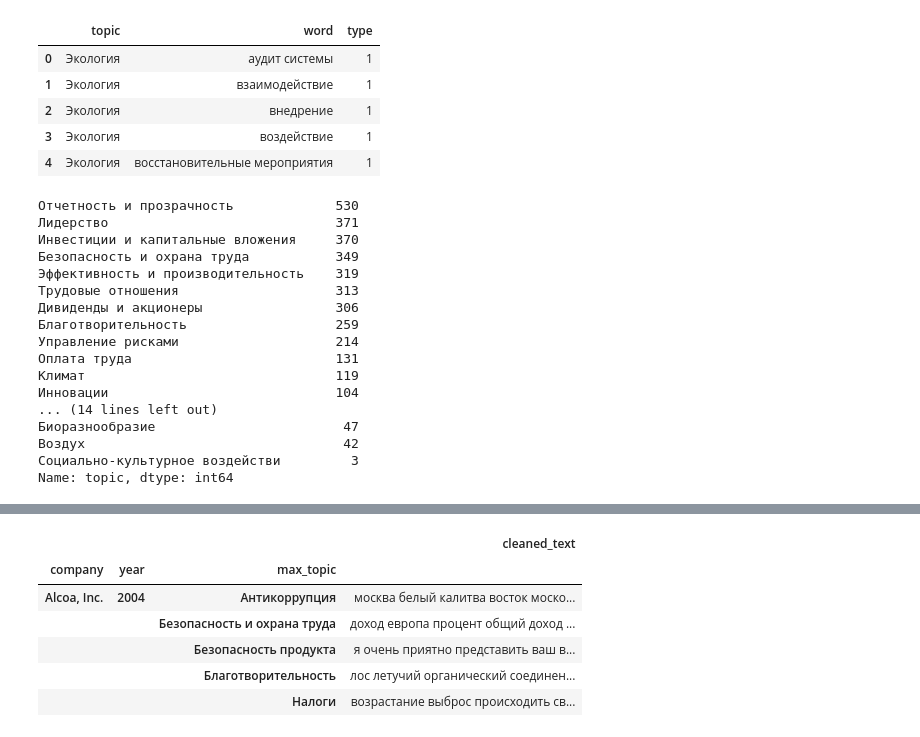
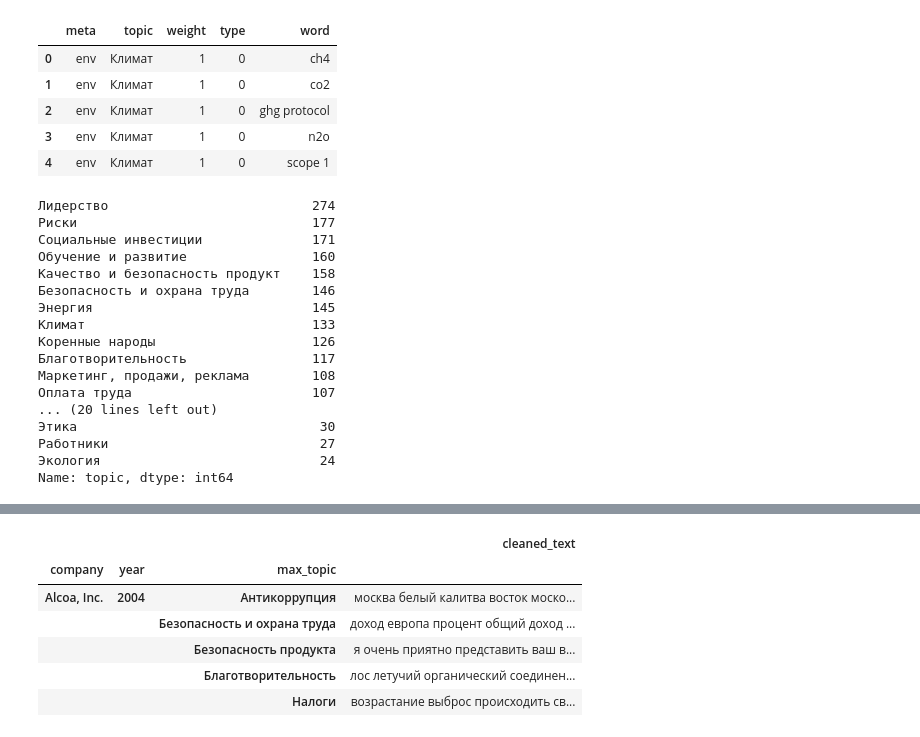
Before and after one commit to tarasovEgor/ESG_Reports, a Jupyter notebook: topics/all_topics.ipynb, the cells around one changed output, grey strips where cells are left out. Drawn from its saved outputs; the diff is of its cells as text; code cells hidden in the pictures.

Commit message:
update topics calc

```diff
--- a/topics/all_topics.ipynb
+++ b/topics/all_topics.ipynb
@@ -8,35 +9,32 @@ from collections import defaultdict
-# %%
-e_topics = pd.read_csv("e_topic.csv.zip")
-s_topics = pd.read_csv("s_topic.csv.zip")
-g_topics = pd.read_csv("g_topic.csv.zip")
-e_topics.head()
-# %% [output]
-|  | topic | word | type |
-| 0 | Экология | аудит системы | 1 |
-| 1 | Экология | взаимодействие | 1 |
-| 2 | Экология | внедрение | 1 |
-| 3 | Экология | воздействие | 1 |
-| 4 | Экология | восстановительные мероприятия | 1 |
+# %%
+df = pd.read_csv("../topic_words.csv.zip")
+df.head()
+# %% [output]
+|  | meta | topic | weight | type | word |
+| 0 | env | Климат | 1 | 0 | ch4 |
+| 1 | env | Климат | 1 | 0 | co2 |
+| 2 | env | Климат | 1 | 0 | ghg protocol |
+| 3 | env | Климат | 1 | 0 | n2o |
+| 4 | env | Климат | 1 | 0 | scope 1 |
 # %%
-df = pd.concat([e_topics, s_topics, g_topics])
 df["topic"].value_counts()
 # %% [output]
-Отчетность и прозрачность             530
-Лидерство                             371
-Инвестиции и капитальные вложения     370
-Безопасность и охрана труда           349
-Эффективность и производительность    319
-Трудовые отношения                    313
-Дивиденды и акционеры                 306
-Благотворительность                   259
-Управление рисками                    214
-Оплата труда                          131
-Климат                                119
-Инновации                             104
-... (14 lines left out)
-Биоразнообразие                        47
-Воздух                                 42
-Социально-культурное воздействи         3
+Лидерство                          274
+Риски                              177
+Социальные инвестиции              171
+Обучение и развитие                160
+Качество и безопасность продукт    158
+Безопасность и охрана труда        146
+Энергия                            145
+Климат                             133
+Коренные народы                    126
+Благотворительность                117
+Маркетинг, продажи, реклама        108
+Оплата труда                       107
+... (20 lines left out)
+Этика                               30
+Работники                           27
+Экология                            24
 Name: topic, dtype: int64
 # %%
 re_dict = {}
```
Also changed, not shown: parts of 14 cells of this notebook, 1 other file.
